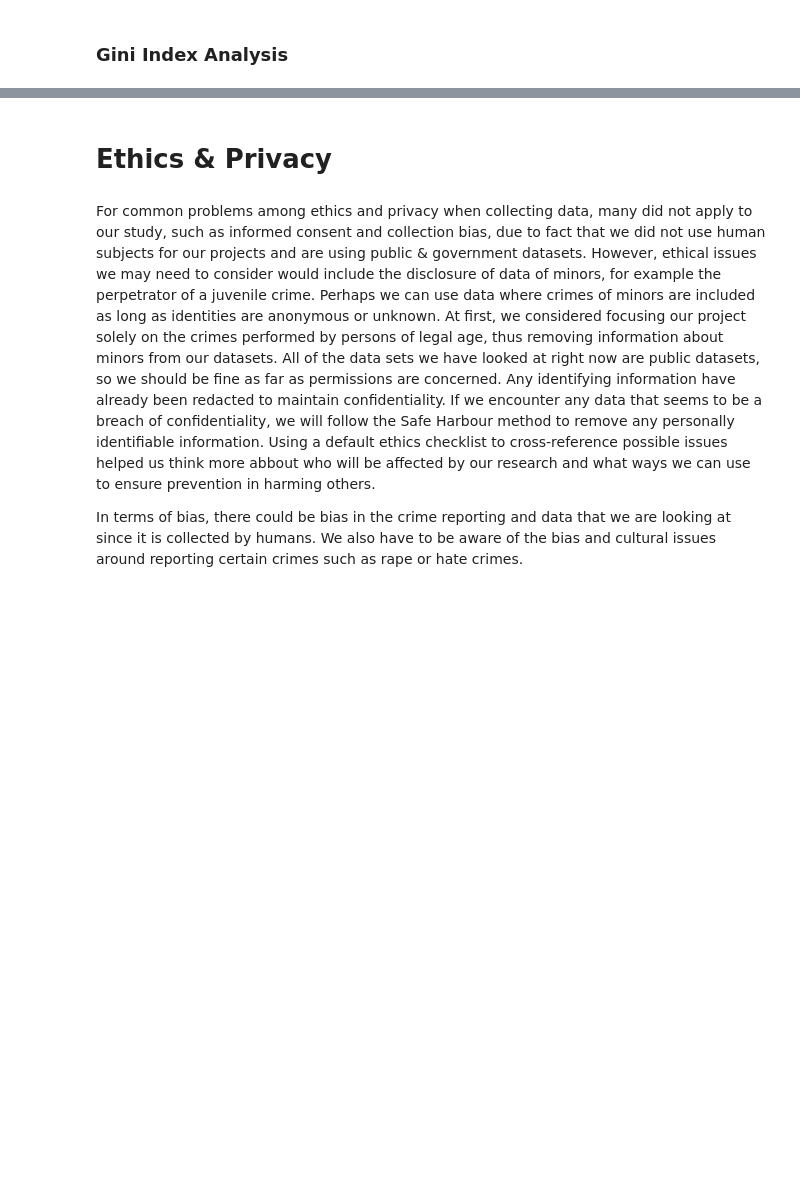
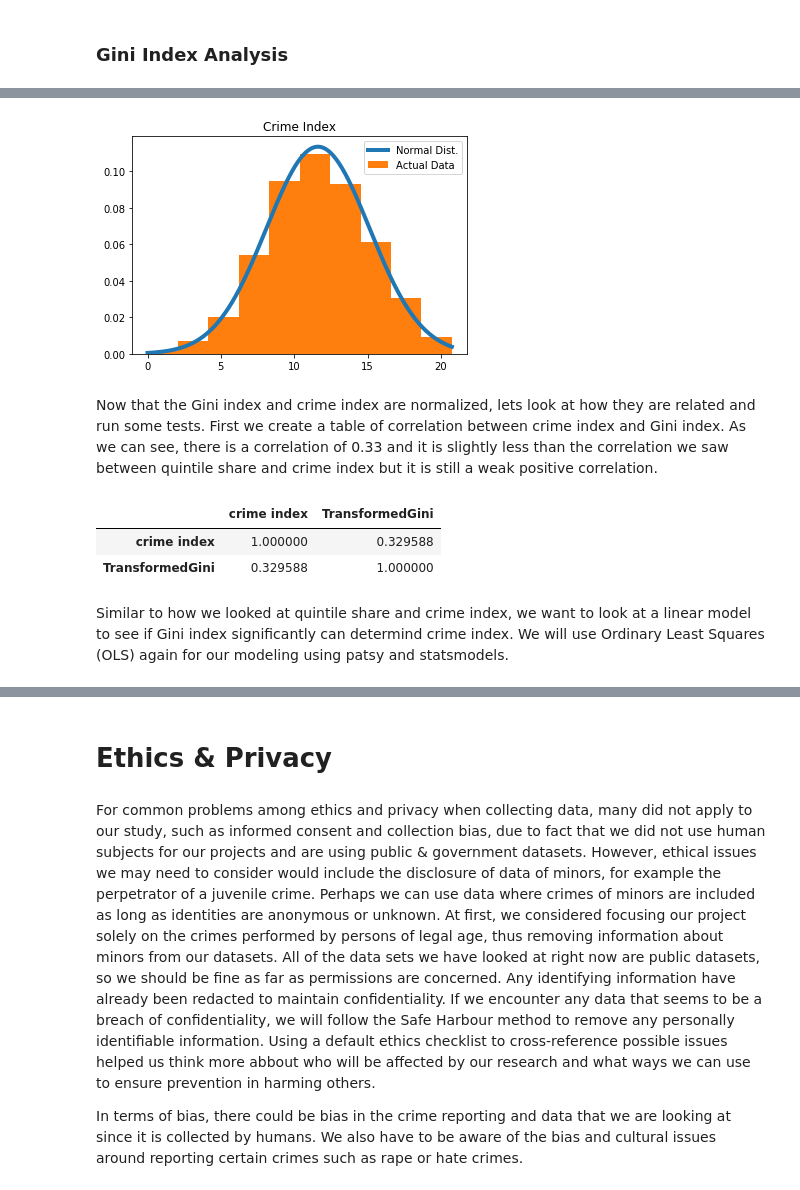
Before and after one commit to ewinterstorm/cogs108_finalproject, a Jupyter notebook: FinalProject.ipynb, the cells around one changed output, grey strips where cells are left out. Drawn from its saved outputs; the diff is of its cells as text; code cells hidden in the pictures; blank space fills up the shorter version.

```diff
--- a/FinalProject.ipynb
+++ b/FinalProject.ipynb
@@ -1315,5 +1258,22 @@ print(p_gini_transform)
+# %%
+xs1 = np.arange(min(transform_crime), max(transform_crime), 0.001)
+fit1 = stats.norm.pdf(xs1, np.mean(transform_crime), np.std(transform_crime))
+plt.plot(xs1, fit1, label = 'Normal Dist.', lw = 4)
+plt.hist(transform_crime, density = True, label = 'Actual Data');
+plt.title('Crime Index')
+plt.legend();
+# %% [output]
+[figure, added]
+# %% [markdown]
+Now that the Gini index and crime index are normalized, lets look at how they are related and run some tests. First we create a table of correlation between crime index and Gini index. As we can see, there is a correlation of 0.33 and it is slightly less than the correlation we saw between quintile share and crime index but it is still a weak positive correlation.
 # %%
-crime_gini_df.rename(columns = {'crime index': 'crimeindex'}, inplace = True)
-corrleation = crime_gini_df[['crimeindex', 'TransformedGini']].corr()
+# Correlation between crime index and Gini index
+corrleation = crime_gini_df[['crime index', 'TransformedGini']].corr()
 corrleation
+# %% [output]
+|  | crime index | TransformedGini |
+| crime index | 1.000000 | 0.329588 |
+| TransformedGini | 0.329588 | 1.000000 |
+# %% [markdown]
+Similar to how we looked at quintile share and crime index, we want to look at a linear model to see if Gini index significantly can determind crime index. We will use Ordinary Least Squares (OLS) again for our modeling using patsy and statsmodels.
 # %%
```
Also changed, not shown: parts of 52 cells of this notebook.
